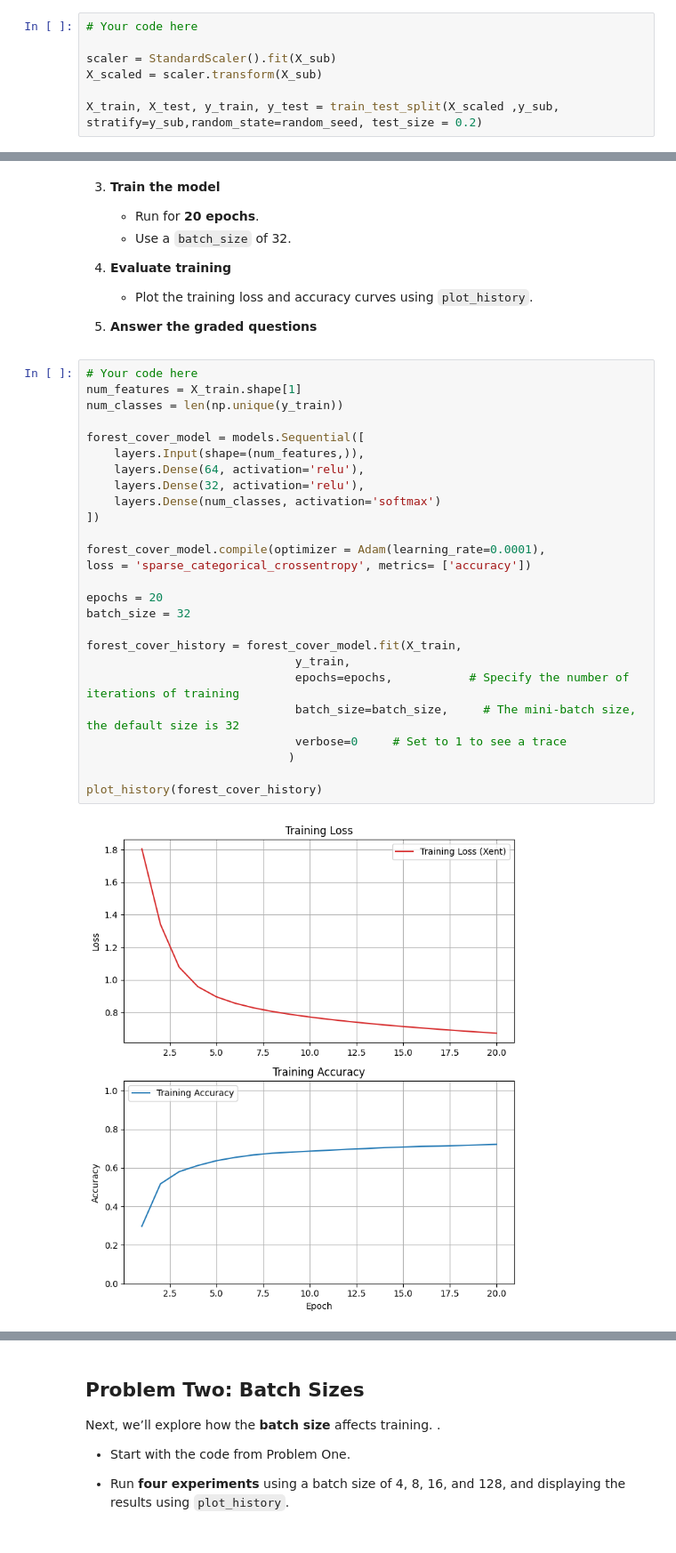
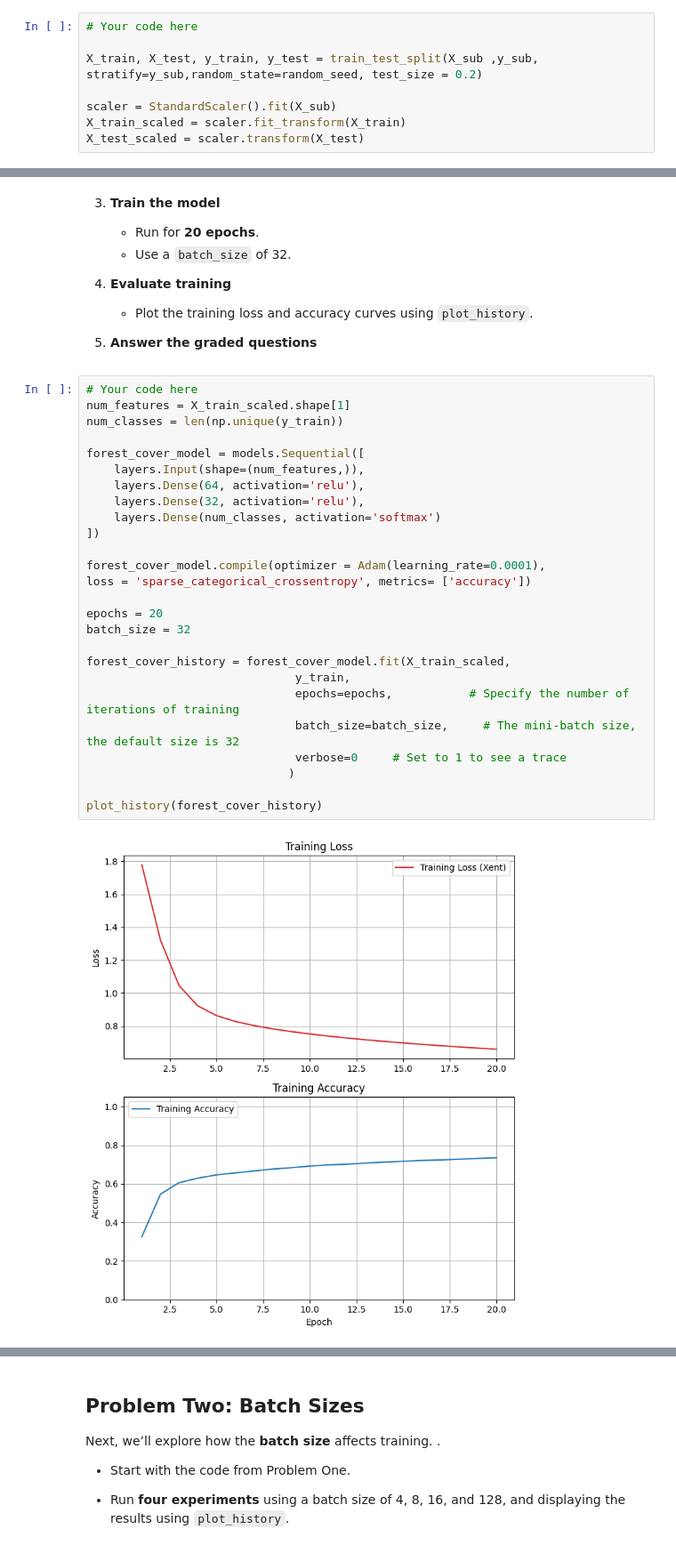
Before and after one commit to johnsahn2002/homework_02_amlai, a Jupyter notebook: Homework_02.ipynb, the cells around one changed output, grey strips where cells are left out. Shown at 89% size. Cells and saved outputs as stored; diff of their text form.

```diff
--- a/Homework_02.ipynb
+++ b/Homework_02.ipynb
@@ -120,10 +120,11 @@ As in Homework 1, follow these three steps:
 # %%
 # Your code here
 
+X_train, X_test, y_train, y_test = train_test_split(X_sub ,y_sub, stratify=y_sub,random_state=random_seed, test_size = 0.2)
+
 scaler = StandardScaler().fit(X_sub)
-X_scaled = scaler.transform(X_sub)
-
-X_train, X_test, y_train, y_test = train_test_split(X_scaled ,y_sub, stratify=y_sub,random_state=random_seed, test_size = 0.2)
+X_train_scaled = scaler.fit_transform(X_train)
+X_test_scaled = scaler.transform(X_test)
 # %% [markdown]
 ### Part B: Build, compile, train, and evaluate the network
 
@@ -154,29 +155,29 @@ X_train, X_test, y_train, y_test = train_test_split(X_scaled ,y_sub, stratify=y_
 6. **Answer the graded questions**
 # %%
 # Your code here
-num_features = X_train.shape[1]
+num_features = X_train_scaled.shape[1]
 num_classes = len(np.unique(y_train))
 
 forest_cover_model = models.Sequential([
     layers.Input(shape=(num_features,)),
     layers.Dense(64, activation='relu'),
     layers.Dense(32, activation='relu'),
     layers.Dense(num_classes, activation='softmax')
 ])
 
 forest_cover_model.compile(optimizer = Adam(learning_rate=0.0001),
 loss = 'sparse_categorical_crossentropy', metrics= ['accuracy'])
 
 epochs = 20
 batch_size = 32
 
-forest_cover_history = forest_cover_model.fit(X_train,
+forest_cover_history = forest_cover_model.fit(X_train_scaled,
                               y_train,
                               epochs=epochs,           # Specify the number of iterations of training
                               batch_size=batch_size,     # The mini-batch size, the default size is 32
                               verbose=0     # Set to 1 to see a trace
                              )
 
 plot_history(forest_cover_history)
 # %% [output]
-[figure, old version]
+[figure, new version]
```
Also changed, not shown: parts of 20 cells of this notebook.
